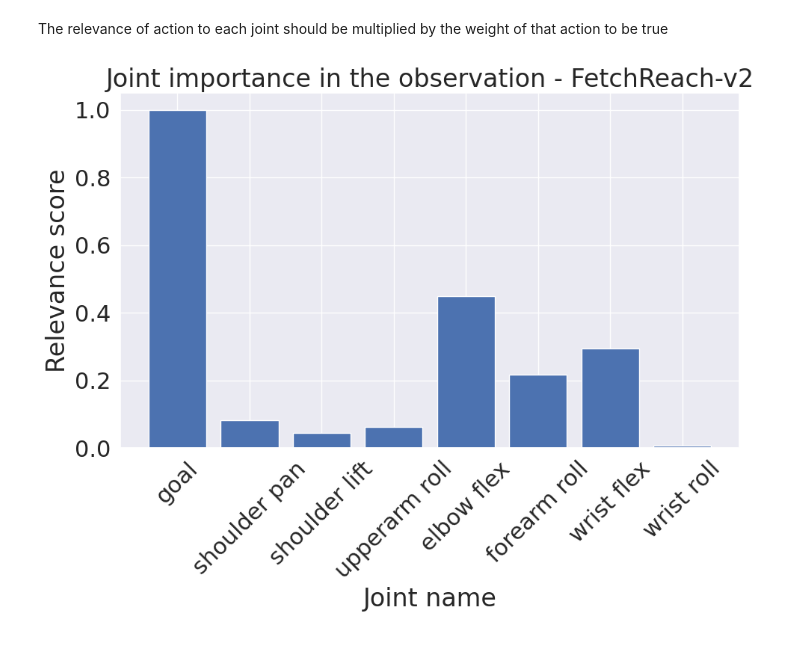
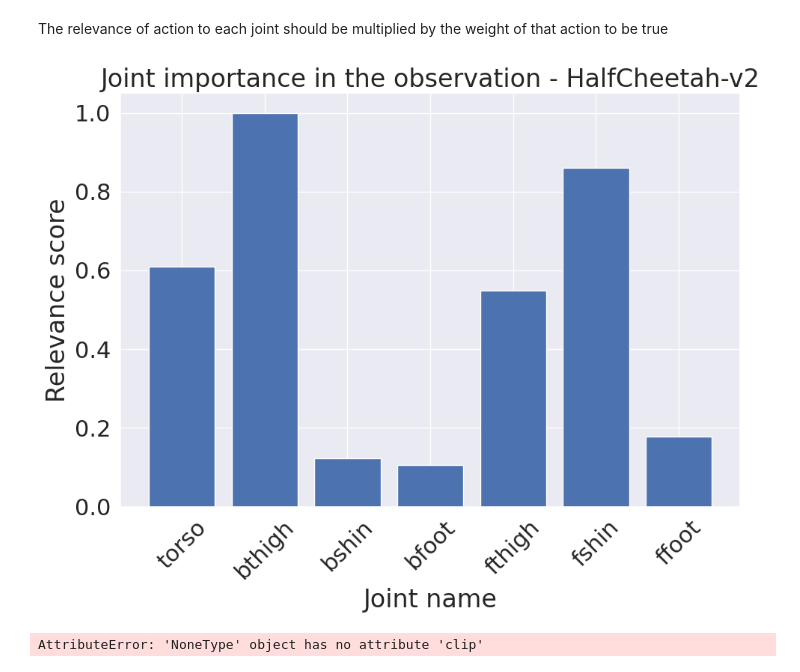
Before and after one commit to MehranTaghian/SAC_GCN, a Jupyter notebook: evaulate.ipynb, the cells around one changed output. Drawn from its saved outputs; the diff is of its cells as text; code cells hidden in the pictures.

Commit message:
evaluate.ipynb updated for importance of joints

```diff
--- a/evaulate.ipynb
+++ b/evaulate.ipynb
@@ -12,10 +12,10 @@ import matplotlib.pyplot as plt
 import seaborn as sns
 import matplotlib.style as style
 # %%
-# env_name = 'HalfCheetah-v2'
+env_name = 'HalfCheetah-v2'
 # env_name = 'Walker2d-v2'
 # env_name = 'Hopper-v2'
-env_name = 'FetchReach-v2'
+# env_name = 'FetchReach-v2'
 # %%
 root_path = os.path.join(Path(os.getcwd()), 'Data', env_name)
 exp_path = os.path.join(root_path, 'graph')
@@ -26,7 +26,6 @@ global_relevance = None
 if env_name == 'FetchReach-v2':
     obj_path = os.path.join(exp_path, 'global_relevance.pkl')
     global_relevance = load_object(obj_path)
-    global_relevance = global_relevance.sum(axis=1)[np.newaxis, :]
     edge_relevance = np.delete(edge_relevance, 7, axis=0)
     edge_relevance = np.delete(edge_relevance, 7, axis=0)
 # %%
@@ -95,7 +94,8 @@ def plot_joint_action_heatmap(data, width, height):
 avg_edge_rel = edge_relevance.sum(axis=4).sum(axis=3).sum(axis=2)
 
 if global_relevance is not None:
-    avg_edge_rel = np.concatenate((global_relevance, avg_edge_rel))
+    avg_global_rel = global_relevance.sum(axis=3).sum(axis=2).sum(axis=1)
+    avg_edge_rel = np.concatenate((avg_global_rel[np.newaxis, :], avg_edge_rel))
 
 # -------------- Normalization ---------------------
 avg_edge_rel /= np.max(np.abs(avg_edge_rel), axis=0)
@@ -143,39 +143,59 @@ The relevance of action to each joint should be multiplied by the weight of that
 # %%
 # --------------- First method for calculating importance (without considering action importance)-----------
 # walker2d, FetchReach-v2
-joint_importance = np.abs(avg_edge_rel.mean(axis=1))
+# joint_importance = np.abs(avg_edge_rel.mean(axis=1))
+# joint_importance /= np.max(joint_importance)
+
+joint_importance = np.abs(avg_edge_rel.var(axis=1))
 joint_importance /= np.max(joint_importance)
-
-# joint_importance = np.abs(avg_edge_rel).mean(axis=1)
-# joint_importance /= np.max(joint_importance)
 
 
 # --------------- Second Method -----------------------------
 # walker2d
-# joint_importance = np.abs(edge_relevance.sum(axis=4).sum(axis=3).sum(axis=2).sum(axis=1))
+# joint_importance = np.abs(edge_relevance).sum(axis=4).sum(axis=3).sum(axis=2).sum(axis=1)
 # if global_relevance is not None:
 #     joint_importance = np.concatenate([[np.abs(global_relevance.sum())], joint_importance])
 
 # joint_importance /= np.max(joint_importance)
 
 
 #---------------- Third Method for calculating joint importance -----------------
 # half-cheetah, walker2d
-joint_importance = np.abs(action_rel.dot(avg_edge_rel.T))
-joint_importance /= np.max(joint_importance)
+# joint_importance = np.abs(action_rel.dot(avg_edge_rel.T))
+# joint_importance /= np.max(joint_importance)
+
+# --------------- Forth Method -----------------------------
+# walker2d
+# joint_importance = edge_relevance.std(axis=4).mean(axis=3).mean(axis=2).mean(axis=1)
+# if global_relevance is not None:
+#     global_importance = global_relevance.var(axis=3).mean()
+#     joint_importance = np.concatenate([[global_importance], joint_importance])
+
+# joint_importance /= np.max(joint_importance)
 
 
 sns.set_theme()
 sns.set(font_scale=2)
 plt.figure(figsize=(10,8))
 plt.bar(entity_names, joint_importance)
 plt.xlabel('Joint name')
 plt.ylabel('Relevance score')
 plt.xticks(rotation=45)
 plt.title(f'Joint importance in the observation - {env_name}')
 plt.tight_layout()
 # plt.savefig(os.path.join(exp_path, 'joint_importance.jpg'), dpi=300)
 sns.reset_orig()
 plt.show()
 # %% [output]
-[figure, old version]
+[figure, new version]
+# %%
+joint_importance_pos = edge_relevance.clip(min=0).sum(axis=4).sum(axis=3).sum(axis=2).sum(axis=1)
+joint_importance_neg = edge_relevance.clip(max=0).sum(axis=4).sum(axis=3).sum(axis=2).sum(axis=1)
+
+global_importance_pos = global_relevance.clip(min=0).sum()
+global_importance_neg = global_relevance.clip(max=0).sum()
+
+joint_importance_pos = np.concatenate([[global_importance_pos], joint_importance_pos])
+joint_importance_neg = np.concatenate([[global_importance_neg], joint_importance_neg])
+# %% [output]
+AttributeError: 'NoneType' object has no attribute 'clip'
```
Also changed, not shown: parts of 5 cells of this notebook, 1 other file.
